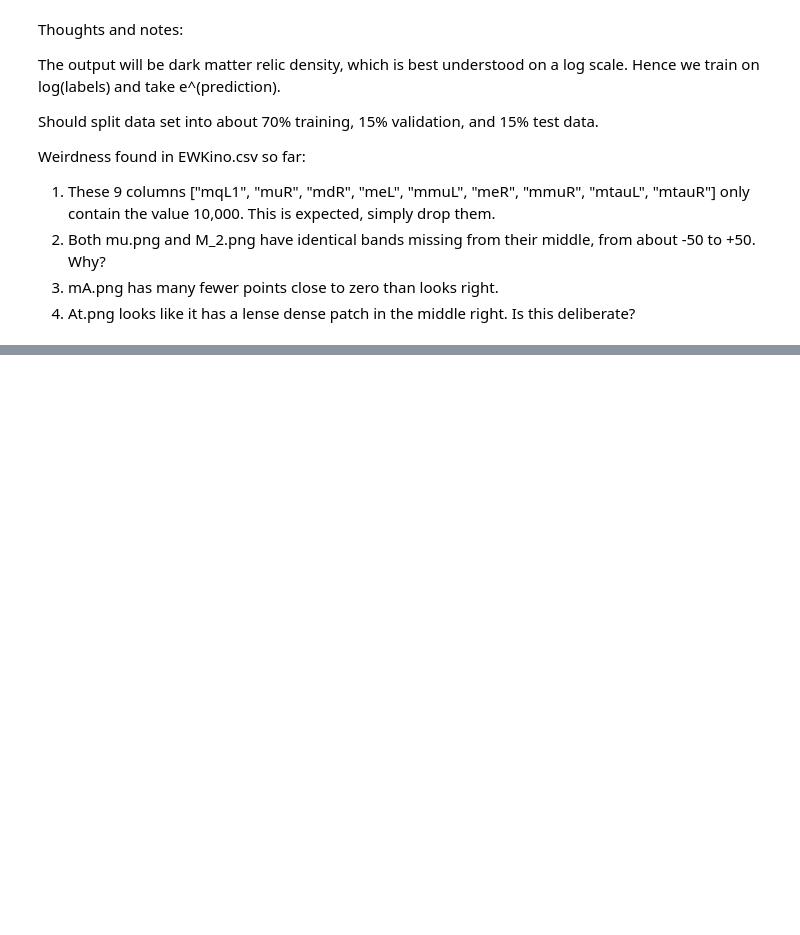
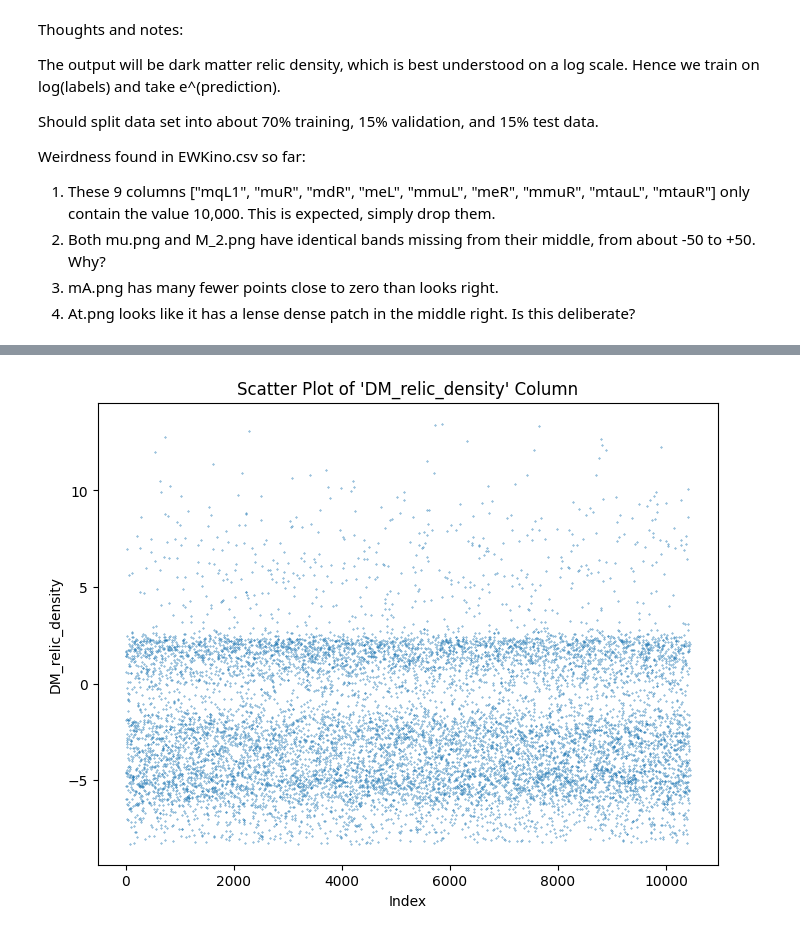
Before and after one commit to benvlasto/MPhys-Project, a Jupyter notebook: dark-matter-relic-density-model.ipynb, the cells around one changed output, grey strips where cells are left out. Cells and saved outputs as stored; diff of their text form; code cells hidden in the pictures; blank space fills up the shorter version.

```diff
--- a/dark-matter-relic-density-model.ipynb
+++ b/dark-matter-relic-density-model.ipynb
@@ -103,0 +133,5 @@ def build_model(): # Returns a compiled model, as K-fold cross validation involv
+# %%
+train = pd.read_csv("EWKino_train.csv")
+plot_scatter_from_df(train, "DM_relic_density")
+# %% [output]
+[figure, added]
```
Also changed, not shown: parts of 7 cells of this notebook, 1 other file.
